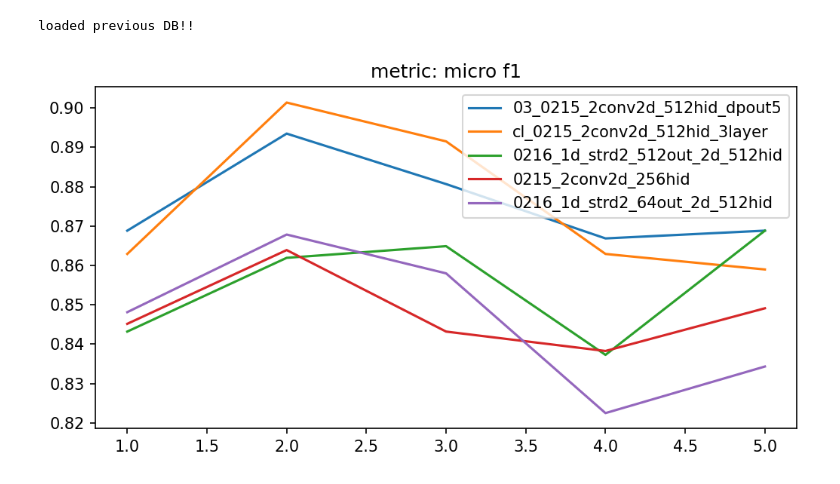
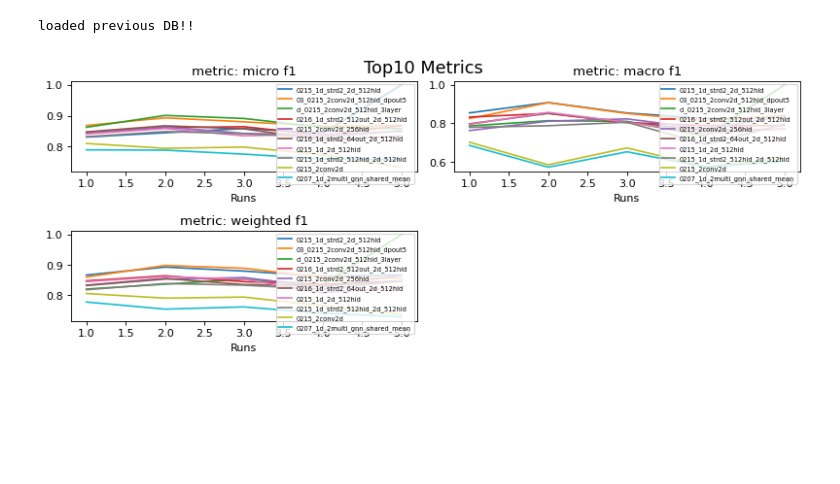
Before and after one commit to zhengdaoli/logvis, a Jupyter notebook: plot_metrics.ipynb, the cells around one changed output. Saved outputs shown, nothing was run; the diff lists cells and outputs as text; code cells hidden in the pictures; blank space fills up the shorter version.

```diff
--- a/plot_metrics.ipynb
+++ b/plot_metrics.ipynb
@@ -12,66 +13,94 @@ metrics = logit.load_DB()
 # %% [output]
 loaded previous DB!!
 # %%
-def fill_empty(data):
-    for d in data:
-        for k, l in d.items():
-            len_l = len(l)
-            for _ in range(logit.MAX_RUNS-len_l):
-                l.append(0)
+def fill_empty(l, v=1):
+    len_l = len(l)
+    for _ in range(logit.MAX_RUNS-len_l):
+        l.append(v)
 
 def exclude_log_name(name):
     if 'seizure' in name:
         return True
     return False
 
 def exclude_log_data(data):
     d = np.array(data)
     if np.min(d) > 0.1 and np.min(d) < 0.6:
         return True
     return False
 
 
 def skip(name, data):
     skip = exclude_log_data(data) or exclude_log_name(name)
     return skip
 
 def topk_data(datas, K=5):
     topk = []
     top_mean = dict()
-    for i, d in enumerate(datas):
-        for k, v in d.items():
-            top_mean[i] = np.array(v).mean()
+    for i, ms in enumerate(datas):
+        for file_name, values in ms.items():
+            top_mean[i] = np.array(values).mean()
+
     sorted_data = sorted(top_mean.items(), key=lambda x: x[1], reverse=True)
     for i in range(K):
-        topk.append(datas[sorted_data[i][0]])
+        id = sorted_data[i][0]
+        topk.append(datas[id])
+
     return topk
 
 
-def plot_metrics(db):
+def filter_data(db, topK=5):
+    datas = []
+    for file_name, v in db.items():
+        data = dict()
+        data[logit.m1] = v[logit.m1]
+        data[logit.m2] = v[logit.m2]
+        data[logit.m3] = v[logit.m3]
+        if skip(file_name, data[logit.m1]):
+            continue
+        datas.append({file_name:data})
+
+    metrics = defaultdict(list)
+    for d in datas:
+        for file_name, data in d.items():
+            for m_name, v in data.items():
+                metrics[m_name].append({file_name:v})
+    # print(metrics)
+
+    for m_name, data in metrics.items():
+        topk = topk_data(data, K=topK)
+        for m in topk:
+            for _, d in m.items():
+                fill_empty(d)
+        metrics[m_name] = topk
+    return metrics
+
+
+
+def plot_metrics(db, topK=5):
     legends = []
     xs = list(range(1, logit.MAX_RUNS+1))
-    plt.figure(figsize=(8,4), dpi=100)
-    datas = []
-    for k, v in db.items():
-        data = v[logit.m1]
-        if skip(k, data):
-            continue
-        datas.append({k:data})
-    top_k = topk_data(datas, K=5)
-    a = dict()
-    fill_empty(top_k)
-    yss = []
+    top_k = filter_data(db,topK)
 
-    for d in top_k:
-        for k, v in d.items():
-            legends.append(k)
-            yss.append(v)
-    for ys in yss:
-        plt.plot(xs, ys)
-    plt.legend(legends)
-    plt.title(f'metric: {logit.m1}')
+    fig = plt.figure(figsize=(10,5), dpi=80)
+    fig.patch.set_facecolor('white')
+
+    for i, (m, d) in enumerate(top_k.items()):
+        ax = fig.add_subplot(2, 2, i+1)
+        yss = []
+        for metrics in d:
+            for k, v in metrics.items():
+                legends.append(k)
+                yss.append(v)
+        for ys in yss:
+            ax.plot(xs, ys)
+        ax.legend(legends, fontsize=6,title_fontsize=3,loc='upper right')
+        ax.set_title(f'metric: {m}')
+        ax.set_xlabel('Runs')
+    fig.tight_layout()
+    fig.suptitle(f'Top{topK} Metrics',fontsize=16)
     plt.show()
 
-plot_metrics(metrics)
+plot_metrics(metrics, topK=10)
 # %% [output]
-[figure, old version]
+[figure, new version]
```
Also changed, not shown: parts of 3 cells of this notebook.
